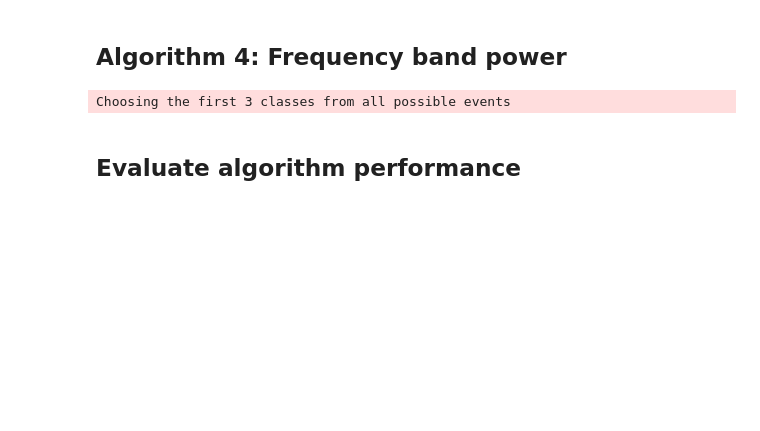
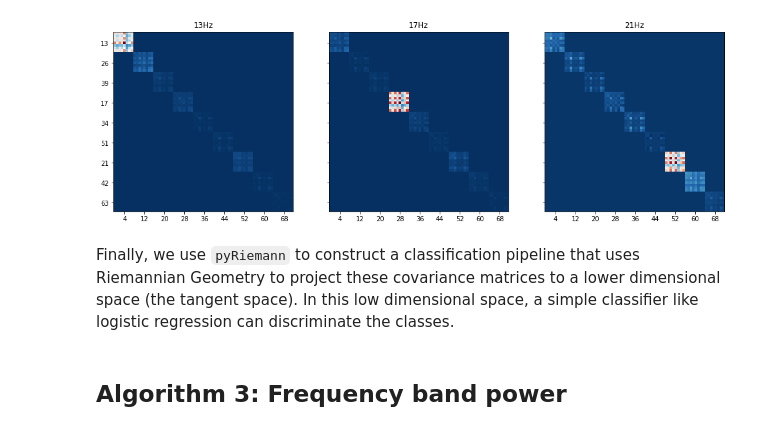
Before and after one commit to NeuroTech-Leuven/ssvep-workshop, a Jupyter notebook: notebooks/3a_ssvep_algorithms.ipynb, the cells around one changed output. Cells and saved outputs as stored; diff of their text form; code cells hidden in the pictures; blank space fills up the shorter version.

```diff
--- a/notebooks/3a_ssvep_algorithms.ipynb
+++ b/notebooks/3a_ssvep_algorithms.ipynb
@@ -53 +98,28 @@ Choosing the first 3 classes from all possible events
+# %%
+from moabb.pipelines import ExtendedSSVEPSignal
+from pyriemann.estimation import Covariances
+from mne import concatenate_raws
+
+subj,session = 3, 'session_0'
+raw = concatenate_raws(list(dataset.get_data(subjects=[subj])[subj][session].values()))
+X_tfr,labels,_ = paradigm_rg.process_raw(raw, dataset)
+X_tfr_flat = ExtendedSSVEPSignal().fit_transform(X_tfr, labels)
+scm = Covariances(estimator='scm')
+
+fig, axs=plt.subplots(1,len(base_freqs), figsize=(17,6),sharex=True,sharey=True)
+for i,l in enumerate(base_freqs):
+    cov = np.mean(scm.fit_transform(X_tfr_flat[labels==str(l)]), axis=0)
+    axs[i].imshow(cov,cmap=plt.get_cmap('RdBu_r'))
+    axs[i].set_title(f'{l}Hz')
+    axs[i].grid(False)
+    ticks=np.arange(X_tfr.shape[3])*X_tfr.shape[1]+X_tfr.shape[1]/2
+    axs[i].set_xticks(ticks)
+    axs[i].set_yticks(ticks)
+    axs[i].set_yticklabels(filter_freqs)
+    axs[i].set_yticklabels(filter_freqs)
+fig.show()
+# %% [output]
+[figure, added]
+# %% [markdown]
+Finally, we use `pyRiemann` to construct a classification pipeline that uses Riemannian Geometry to project these covariance matrices to a lower dimensional space (the tangent space). In this low dimensional space, a simple classifier like logistic regression can discriminate the classes.
 # %%
@@ -63,9 +133,3 @@ pipelines_filterbank["RG+logreg"] = make_pipeline(
     TangentSpace(),
     LogisticRegression(solver="lbfgs", multi_class="auto"),
 )
-# %% [markdown]
-## Algorithm 4: Frequency band power
-# %%
-paradigm_filterbank_baseline = FilterBankSSVEP(n_classes=n_classes, tmin=-3, filters=filters)
-# %% [output]
-Choosing the first 3 classes from all possible events
@@ -94,2 +136,2 @@ pipelines_filterbank_baseline['power+logreg'] = make_pipeline(
-# %% [markdown]
-## Evaluate algorithm performance
+# %% [markdown]
+## Algorithm 3: Frequency band power
```
Also changed, not shown: parts of 25 cells of this notebook, 4 other files.
